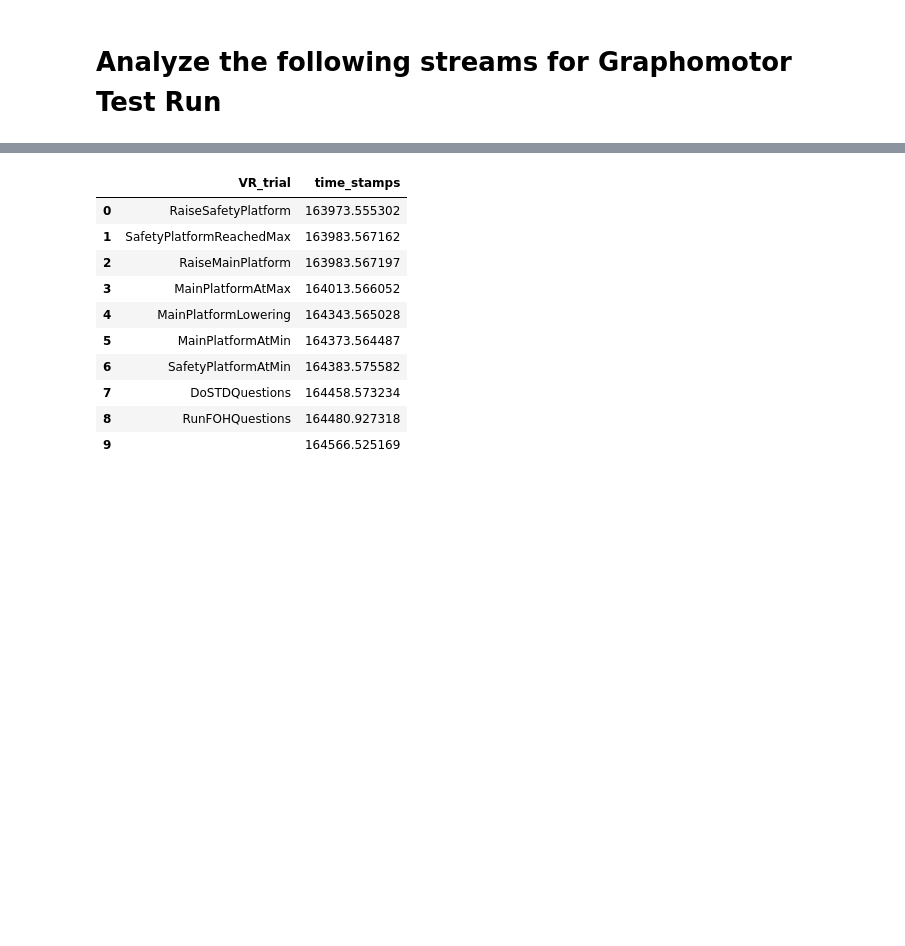
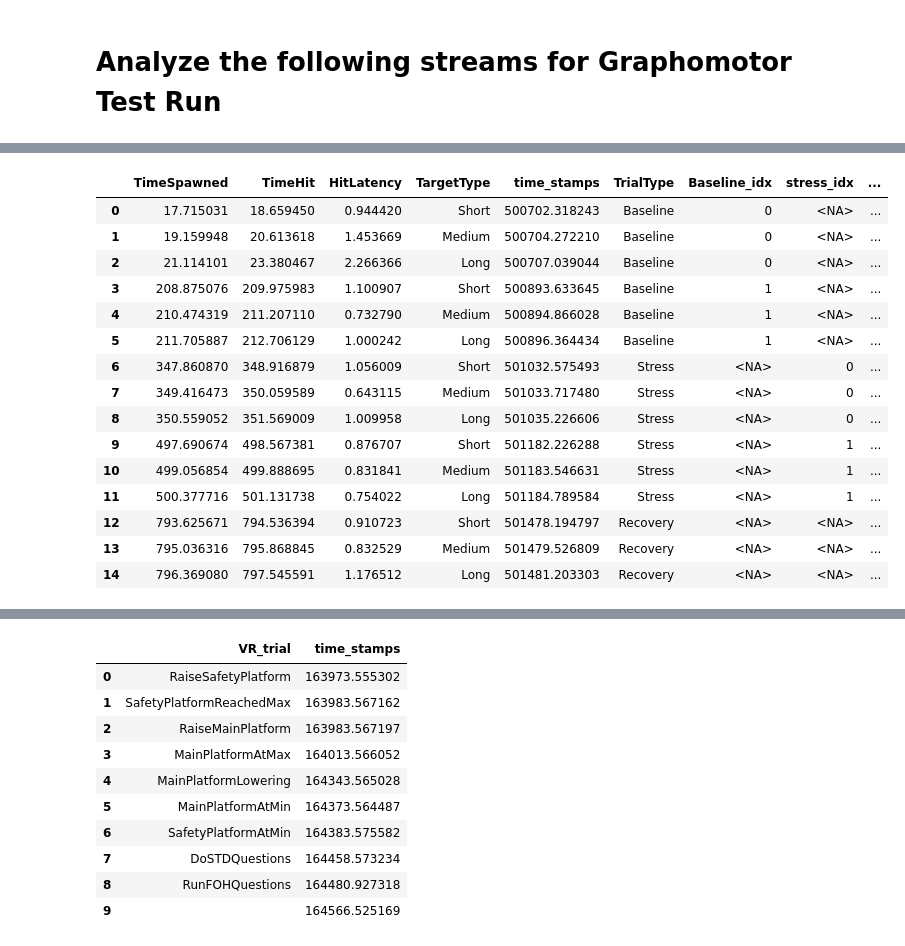
Before and after one commit to stefandup/vrlab-toolbox, a Jupyter notebook: for_mooi_xdf_processing.ipynb, the cells around one changed output, grey strips where cells are left out. Saved outputs shown, nothing was run; the diff lists cells and outputs as text; code cells hidden in the pictures; blank space fills up the shorter version.

```diff
--- a/for_mooi_xdf_processing.ipynb
+++ b/for_mooi_xdf_processing.ipynb
@@ -189,3 +241,80 @@ Column names from metadata: ['FOH_target']
+# %%
+# Summarize Target info
+
+order = ["Short","Medium", "Long"]
+df = target_csvdata_df.copy()
+
+# Arrange in order
+df["TargetType"] = pd.Categorical(df["TargetType"],categories=order,ordered=True)
+
+df2 = df.copy()
+
+# Additional Baseline labels
+
+Baseline_mask = df2["TrialType"].eq("Baseline")
+df2["Baseline_idx"] = np.nan
+df2.loc[Baseline_mask, "Baseline_idx"] = (
+    df2.loc[Baseline_mask].groupby("TargetType").cumcount()
+)
+
+df2["Baseline_idx"] = df2["Baseline_idx"].astype("Int64")
+
+# Additional Stress labels
+
+stress_mask = df2["TrialType"].eq("Stress")
+df2["stress_idx"] = np.nan
+df2.loc[stress_mask, "stress_idx"] = (
+    df2.loc[stress_mask].groupby("TargetType").cumcount()
+)
+
+df2["stress_idx"] = df2["stress_idx"].astype("Int64")
+
+# start with normal labels
+df2["wide_col"] = df2["TrialType"] + "_" + df2["TargetType"].astype(str) + "_Target"
+
+# overwrite only Baseline rows
+Baseline_mask = df2["TrialType"].eq("Baseline")
+df2.loc[Baseline_mask, "wide_col"] = (
+    "Baseline_"
+    + df2.loc[Baseline_mask, "Baseline_idx"].astype("Int64").astype(str)
+    + "_"
+    + df2.loc[Baseline_mask, "TargetType"].astype(str)
+    + "_Target"
+)
+
+# overwrite only stress rows
+stress_mask = df2["TrialType"].eq("Stress")
+df2.loc[stress_mask, "wide_col"] = (
+    "Stress_"
+    + df2.loc[stress_mask, "stress_idx"].astype("Int64").astype(str)
+    + "_"
+    + df2.loc[stress_mask, "TargetType"].astype(str)
+    + "_Target"
+)
+display(df2)
+
+# Wide (single row)
+target_wide = df2.pivot_table(index=None, columns="wide_col", values="HitLatency", aggfunc="first")
+target_wide = target_wide.reset_index(drop=True)
+
+#print(target_wide)
+# %% [output]
+|  | TimeSpawned | TimeHit | HitLatency | TargetType | time_stamps | TrialType | Baseline_idx | stress_idx | ... |
+| 0 | 17.715031 | 18.659450 | 0.944420 | Short | 500702.318243 | Baseline | 0 | <NA> | ... |
+| 1 | 19.159948 | 20.613618 | 1.453669 | Medium | 500704.272210 | Baseline | 0 | <NA> | ... |
+| 2 | 21.114101 | 23.380467 | 2.266366 | Long | 500707.039044 | Baseline | 0 | <NA> | ... |
+| 3 | 208.875076 | 209.975983 | 1.100907 | Short | 500893.633645 | Baseline | 1 | <NA> | ... |
+| 4 | 210.474319 | 211.207110 | 0.732790 | Medium | 500894.866028 | Baseline | 1 | <NA> | ... |
+| 5 | 211.705887 | 212.706129 | 1.000242 | Long | 500896.364434 | Baseline | 1 | <NA> | ... |
+| 6 | 347.860870 | 348.916879 | 1.056009 | Short | 501032.575493 | Stress | <NA> | 0 | ... |
+| 7 | 349.416473 | 350.059589 | 0.643115 | Medium | 501033.717480 | Stress | <NA> | 0 | ... |
+| 8 | 350.559052 | 351.569009 | 1.009958 | Long | 501035.226606 | Stress | <NA> | 0 | ... |
+| 9 | 497.690674 | 498.567381 | 0.876707 | Short | 501182.226288 | Stress | <NA> | 1 | ... |
+| 10 | 499.056854 | 499.888695 | 0.831841 | Medium | 501183.546631 | Stress | <NA> | 1 | ... |
+| 11 | 500.377716 | 501.131738 | 0.754022 | Long | 501184.789584 | Stress | <NA> | 1 | ... |
+| 12 | 793.625671 | 794.536394 | 0.910723 | Short | 501478.194797 | Recovery | <NA> | <NA> | ... |
+| 13 | 795.036316 | 795.868845 | 0.832529 | Medium | 501479.526809 | Recovery | <NA> | <NA> | ... |
+| 14 | 796.369080 | 797.545591 | 1.176512 | Long | 501481.203303 | Recovery | <NA> | <NA> | ... |
 # %%
 short_idx = target_csvdata_df["TargetType"] == "Short"
 medium_idx = target_csvdata_df["TargetType"] == "Medium"
```
Also changed, not shown: parts of 12 cells of this notebook, 1 other file.
